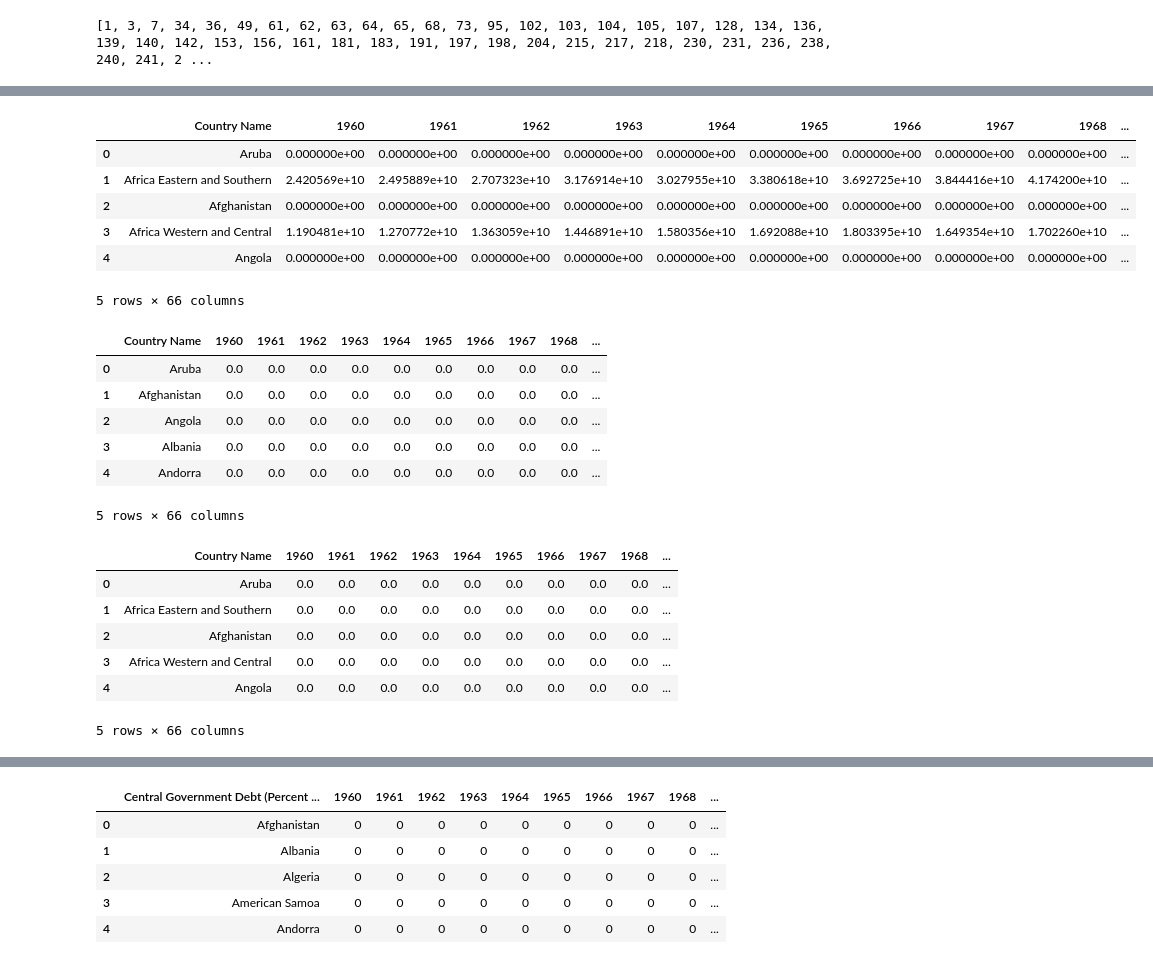
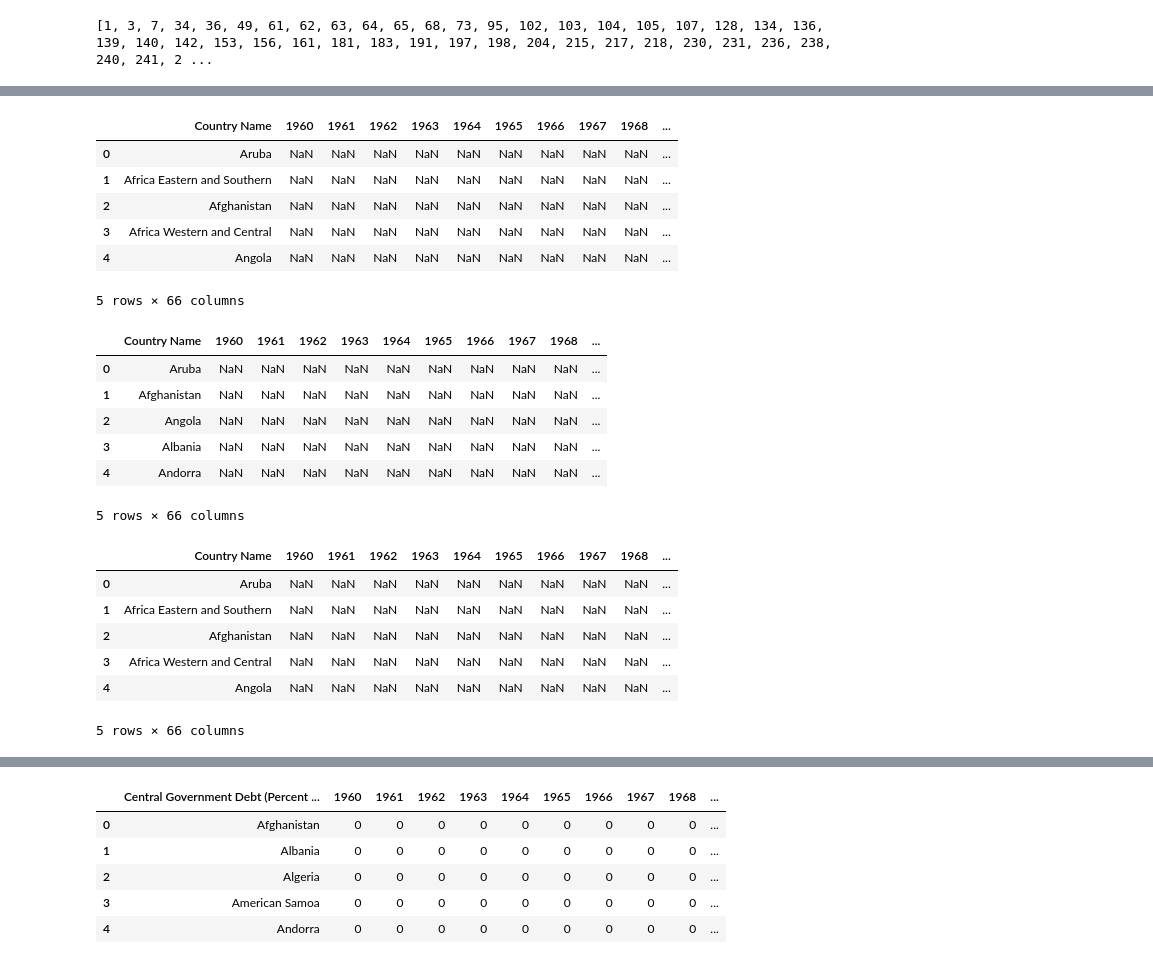
Before and after one commit to ivandn14/IS477-Maestros, a Jupyter notebook: IS477Project/IS477_Project.ipynb, the cells around one changed output, grey strips where cells are left out. Saved outputs shown, nothing was run; the diff lists cells and outputs as text; code cells hidden in the pictures.

```diff
--- a/IS477Project/IS477_Project.ipynb
+++ b/IS477Project/IS477_Project.ipynb
@@ -60,37 +59,36 @@ dfint.head(5)
 5 rows × 66 columns
 # %%
-dfgdp = pd.read_csv(path + "/Real%20GDP%20Dataset.csv")
-dfgdp = dfgdp.drop(index=[0, 1, 2])
-dfgdp.columns = dfgdp.iloc[0]
-dfgdp = dfgdp[1:]
-dfgdp = dfgdp.reset_index(drop=True)
-dfgdp.columns = [
+dfgdpppc = pd.read_csv(path + "/GDP%20PPP%20per%20capita%20Dataset.csv")
+dfgdpppc = dfgdpppc.drop(index=[0, 1, 2])
+dfgdpppc.columns = dfgdpppc.iloc[0]
+dfgdpppc = dfgdpppc[1:]
+dfgdpppc = dfgdpppc.reset_index(drop=True)
+dfgdpppc.columns = [
     str(int(col)) if isinstance(col, float) and col.is_integer() else str(col)
-    for col in dfgdp.columns]
-dfgdp = dfgdp.fillna(0)
-dfgdp = dfgdp.drop(dfgdp.columns[[1,2,3, -1]], axis=1)
-dfgdp.to_csv("cleaned_file.csv", index=False)
-dfgdp.head(5)
+    for col in dfgdpppc.columns]
+dfgdpppc = dfgdpppc.drop(dfgdpppc.columns[[1,2,3, -1]], axis=1)
+dfgdpppc.to_csv("cleaned_file.csv", index=False)
+dfgdpppc.head(5)
 # %% [output]
 |  | Country Name | 1960 | 1961 | 1962 | 1963 | 1964 | 1965 | 1966 | 1967 | 1968 | ... |
-| 0 | Aruba | 0.000000e+00 | 0.000000e+00 | 0.000000e+00 | 0.000000e+00 | 0.000000e+00 | 0.000000e+00 | 0.000000e+00 | 0.000000e+00 | 0.000000e+00 | ... |
-| 1 | Africa Eastern and Southern | 2.420569e+10 | 2.495889e+10 | 2.707323e+10 | 3.176914e+10 | 3.027955e+10 | 3.380618e+10 | 3.692725e+10 | 3.844416e+10 | 4.174200e+10 | ... |
-| 2 | Afghanistan | 0.000000e+00 | 0.000000e+00 | 0.000000e+00 | 0.000000e+00 | 0.000000e+00 | 0.000000e+00 | 0.000000e+00 | 0.000000e+00 | 0.000000e+00 | ... |
-| 3 | Africa Western and Central | 1.190481e+10 | 1.270772e+10 | 1.363059e+10 | 1.446891e+10 | 1.580356e+10 | 1.692088e+10 | 1.803395e+10 | 1.649354e+10 | 1.702260e+10 | ... |
-| 4 | Angola | 0.000000e+00 | 0.000000e+00 | 0.000000e+00 | 0.000000e+00 | 0.000000e+00 | 0.000000e+00 | 0.000000e+00 | 0.000000e+00 | 0.000000e+00 | ... |
+| 0 | Aruba | NaN | NaN | NaN | NaN | NaN | NaN | NaN | NaN | NaN | ... |
+| 1 | Africa Eastern and Southern | NaN | NaN | NaN | NaN | NaN | NaN | NaN | NaN | NaN | ... |
+| 2 | Afghanistan | NaN | NaN | NaN | NaN | NaN | NaN | NaN | NaN | NaN | ... |
+| 3 | Africa Western and Central | NaN | NaN | NaN | NaN | NaN | NaN | NaN | NaN | NaN | ... |
+| 4 | Angola | NaN | NaN | NaN | NaN | NaN | NaN | NaN | NaN | NaN | ... |
 5 rows × 66 columns
 # %%
-dfgdp = dfgdp.drop(index=[1, 3, 7, 34, 36, 49, 61, 62, 63, 64, 65, 68, 73, 95, 102, 103, 104, 105, 107, 128, 134, 136, 139, 140, 142, 153, 156, 161, 181, 183, 191, 197, 198, 204, 215, 217, 218, 230, 231, 236, 238, 240, 241, 242, 249, 251, 259, 263])
-dfgdp.to_csv("cleaned_file.csv", index=False)
-dfgdp = dfgdp.reset_index(drop=True)
-dfgdp.head(5)
+dfgdpppc = dfgdpppc.drop(index=[1, 3, 7, 34, 36, 49, 61, 62, 63, 64, 65, 68, 73, 95, 102, 103, 104, 105, 107, 128, 134, 136, 139, 140, 142, 153, 156, 161, 181, 183, 191, 197, 198, 204, 215, 217, 218, 230, 231, 236, 238, 240, 241, 242, 249, 251, 259, 263])
+dfgdpppc.to_csv("cleaned_file.csv", index=False)
+dfgdpppc = dfgdpppc.reset_index(drop=True)
+dfgdpppc.head(5)
 # %% [output]
 |  | Country Name | 1960 | 1961 | 1962 | 1963 | 1964 | 1965 | 1966 | 1967 | 1968 | ... |
-| 0 | Aruba | 0.0 | 0.0 | 0.0 | 0.0 | 0.0 | 0.0 | 0.0 | 0.0 | 0.0 | ... |
-| 1 | Afghanistan | 0.0 | 0.0 | 0.0 | 0.0 | 0.0 | 0.0 | 0.0 | 0.0 | 0.0 | ... |
-| 2 | Angola | 0.0 | 0.0 | 0.0 | 0.0 | 0.0 | 0.0 | 0.0 | 0.0 | 0.0 | ... |
-| 3 | Albania | 0.0 | 0.0 | 0.0 | 0.0 | 0.0 | 0.0 | 0.0 | 0.0 | 0.0 | ... |
-| 4 | Andorra | 0.0 | 0.0 | 0.0 | 0.0 | 0.0 | 0.0 | 0.0 | 0.0 | 0.0 | ... |
+| 0 | Aruba | NaN | NaN | NaN | NaN | NaN | NaN | NaN | NaN | NaN | ... |
+| 1 | Afghanistan | NaN | NaN | NaN | NaN | NaN | NaN | NaN | NaN | NaN | ... |
+| 2 | Angola | NaN | NaN | NaN | NaN | NaN | NaN | NaN | NaN | NaN | ... |
+| 3 | Albania | NaN | NaN | NaN | NaN | NaN | NaN | NaN | NaN | NaN | ... |
+| 4 | Andorra | NaN | NaN | NaN | NaN | NaN | NaN | NaN | NaN | NaN | ... |
 5 rows × 66 columns
 # %%
 dfmarc = pd.read_csv(path + "/Market%20Cap%20Dataset.csv")
@@ -101,17 +99,16 @@ dfmarc = dfmarc.reset_index(drop=True)
 dfmarc.columns = [
     str(int(col)) if isinstance(col, float) and col.is_integer() else str(col)
     for col in dfmarc.columns]
-dfmarc = dfmarc.fillna(0)
 dfmarc = dfmarc.drop(dfmarc.columns[[1,2,3, -1]], axis=1)
 dfmarc.to_csv("cleaned_file.csv", index=False)
 dfmarc.head(5)
 # %% [output]
 |  | Country Name | 1960 | 1961 | 1962 | 1963 | 1964 | 1965 | 1966 | 1967 | 1968 | ... |
-| 0 | Aruba | 0.0 | 0.0 | 0.0 | 0.0 | 0.0 | 0.0 | 0.0 | 0.0 | 0.0 | ... |
-| 1 | Africa Eastern and Southern | 0.0 | 0.0 | 0.0 | 0.0 | 0.0 | 0.0 | 0.0 | 0.0 | 0.0 | ... |
-| 2 | Afghanistan | 0.0 | 0.0 | 0.0 | 0.0 | 0.0 | 0.0 | 0.0 | 0.0 | 0.0 | ... |
-| 3 | Africa Western and Central | 0.0 | 0.0 | 0.0 | 0.0 | 0.0 | 0.0 | 0.0 | 0.0 | 0.0 | ... |
-| 4 | Angola | 0.0 | 0.0 | 0.0 | 0.0 | 0.0 | 0.0 | 0.0 | 0.0 | 0.0 | ... |
+| 0 | Aruba | NaN | NaN | NaN | NaN | NaN | NaN | NaN | NaN | NaN | ... |
+| 1 | Africa Eastern and Southern | NaN | NaN | NaN | NaN | NaN | NaN | NaN | NaN | NaN | ... |
+| 2 | Afghanistan | NaN | NaN | NaN | NaN | NaN | NaN | NaN | NaN | NaN | ... |
+| 3 | Africa Western and Central | NaN | NaN | NaN | NaN | NaN | NaN | NaN | NaN | NaN | ... |
+| 4 | Angola | NaN | NaN | NaN | NaN | NaN | NaN | NaN | NaN | NaN | ... |
 5 rows × 66 columns
 # %%
 dfmarc = dfmarc.drop(index=[1, 3, 7, 34, 36, 49, 61, 62, 63, 64, 65, 68, 73, 95, 102, 103, 104, 105, 107, 128, 134, 136, 139, 140, 142, 153, 156, 161, 181, 183, 191, 197, 198, 204, 215, 217, 218, 230, 231, 236, 238, 240, 241, 242, 249, 251, 259, 263])
```
Also changed, not shown: parts of 18 cells of this notebook.
